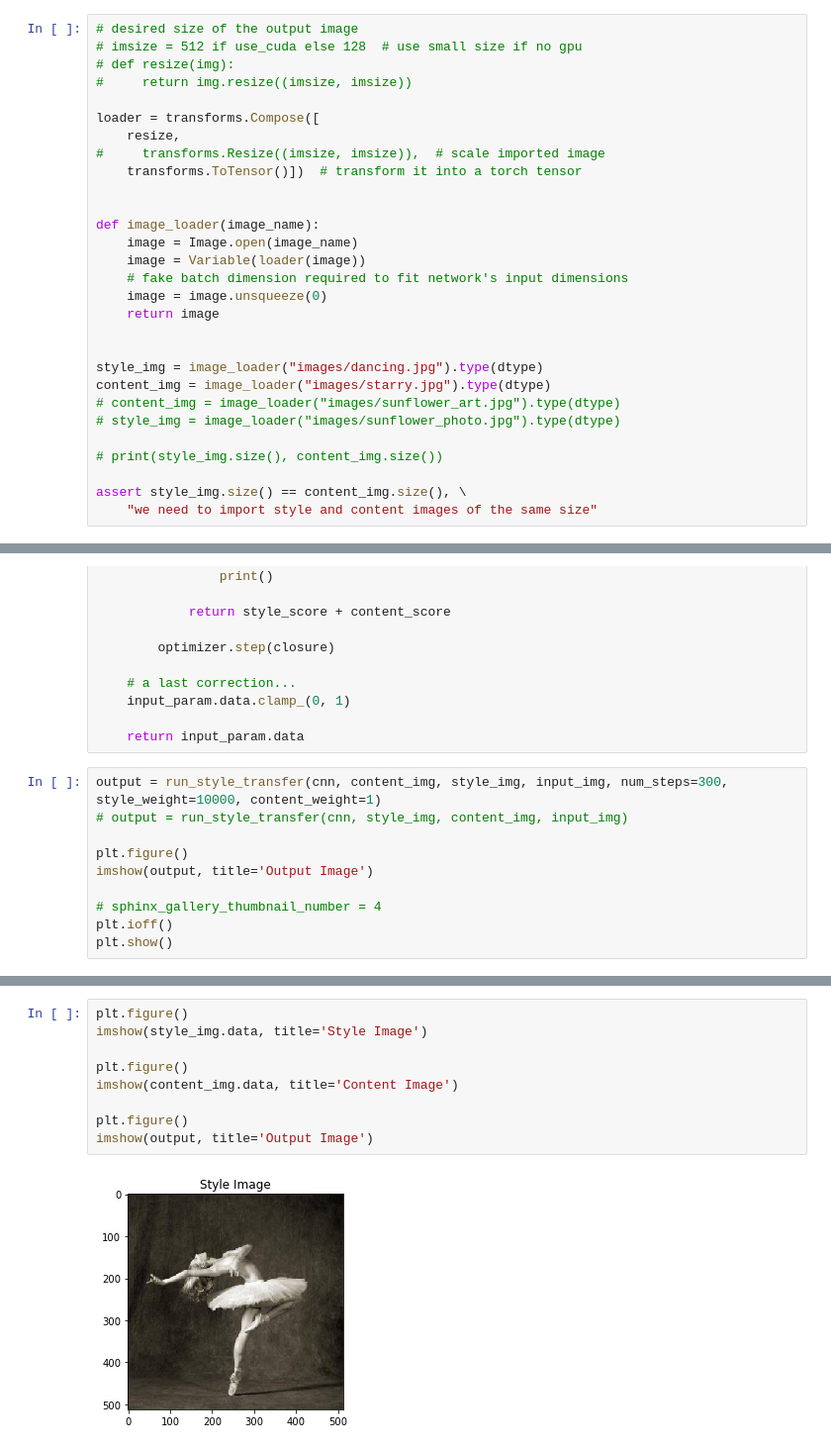
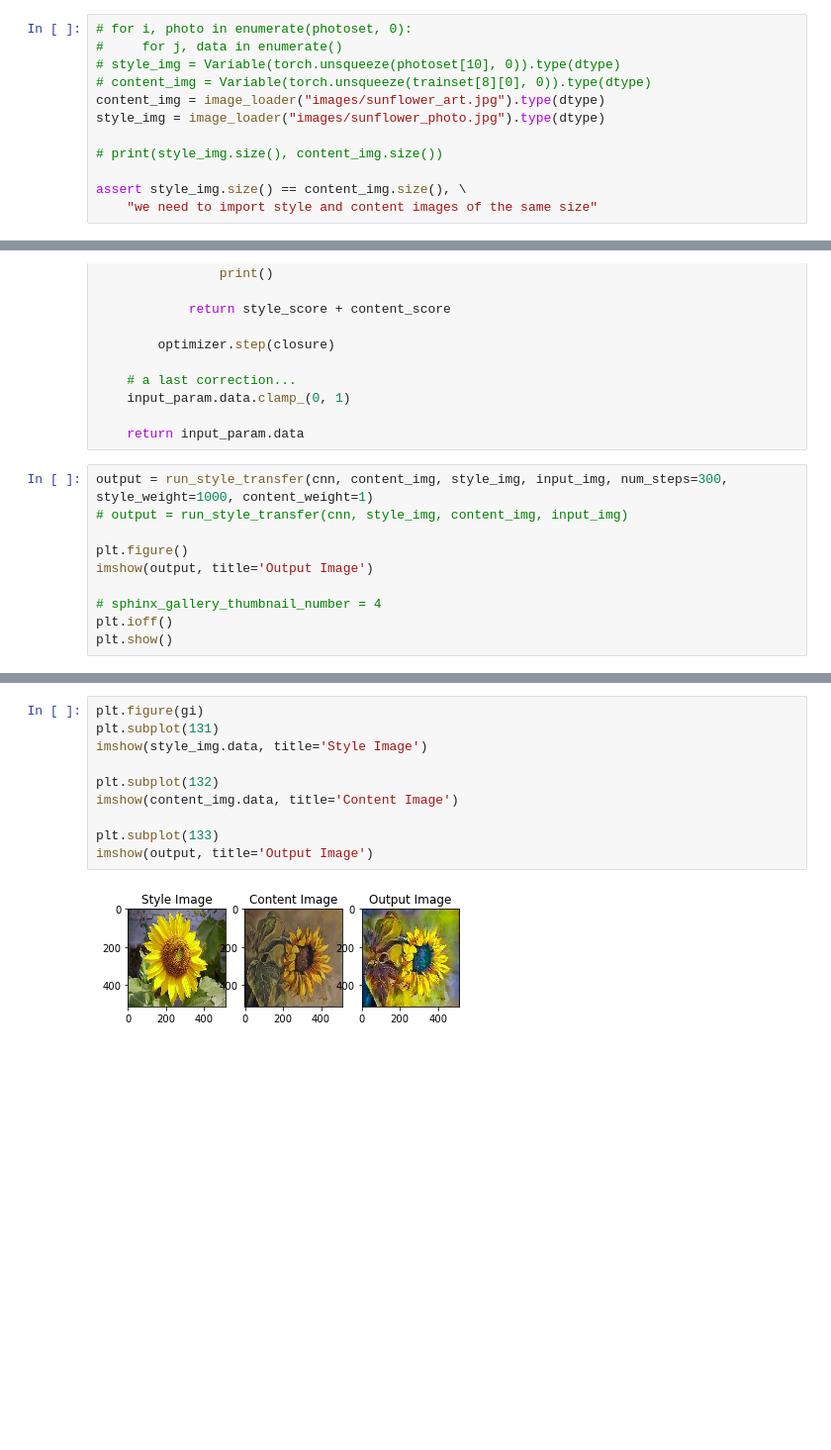
Before and after one commit to zdavidli/neural-style-removal, a Jupyter notebook: neural-style/neural-style-test.ipynb, the cells around one changed output, grey strips where cells are left out. Shown at 99% size. Cells and saved outputs as stored; diff of their text form; blank space fills up the shorter version.

```diff
--- a/neural-style/neural-style-test.ipynb
+++ b/neural-style/neural-style-test.ipynb
@@ -120,27 +167,10 @@ for i in range(len(trainset)):
 # %%
-# desired size of the output image
-# imsize = 512 if use_cuda else 128  # use small size if no gpu
-# def resize(img):
-#     return img.resize((imsize, imsize))
-
-loader = transforms.Compose([
-    resize,
-#     transforms.Resize((imsize, imsize)),  # scale imported image
-    transforms.ToTensor()])  # transform it into a torch tensor
-
-
-def image_loader(image_name):
-    image = Image.open(image_name)
-    image = Variable(loader(image))
-    # fake batch dimension required to fit network's input dimensions
-    image = image.unsqueeze(0)
-    return image
-
-
-style_img = image_loader("images/dancing.jpg").type(dtype)
-content_img = image_loader("images/starry.jpg").type(dtype)
-# content_img = image_loader("images/sunflower_art.jpg").type(dtype)
-# style_img = image_loader("images/sunflower_photo.jpg").type(dtype)
+# for i, photo in enumerate(photoset, 0):
+#     for j, data in enumerate()
+# style_img = Variable(torch.unsqueeze(photoset[10], 0)).type(dtype)
+# content_img = Variable(torch.unsqueeze(trainset[8][0], 0)).type(dtype)
+content_img = image_loader("images/sunflower_art.jpg").type(dtype)
+style_img = image_loader("images/sunflower_photo.jpg").type(dtype)
 
 # print(style_img.size(), content_img.size())
 
@@ -366,7 +394,7 @@ def run_style_transfer(cnn, content_img, style_img, input_img, num_steps=300,
 
     return input_param.data
 # %%
-output = run_style_transfer(cnn, content_img, style_img, input_img, num_steps=300, style_weight=10000, content_weight=1)
+output = run_style_transfer(cnn, content_img, style_img, input_img, num_steps=300, style_weight=1000, content_weight=1)
 # output = run_style_transfer(cnn, style_img, content_img, input_img)
 
 plt.figure()
@@ -405,11 +433,12 @@ Style Loss : 0.622417 Content Loss: 5.903211
 # %%
-plt.figure()
+plt.figure(gi)
+plt.subplot(131)
 imshow(style_img.data, title='Style Image')
 
-plt.figure()
+plt.subplot(132)
 imshow(content_img.data, title='Content Image')
 
-plt.figure()
+plt.subplot(133)
 imshow(output, title='Output Image')
 # %% [output]
-[figure, old version]
+[figure, new version]
```
Also changed, not shown: parts of 10 cells of this notebook, 1 other file.
